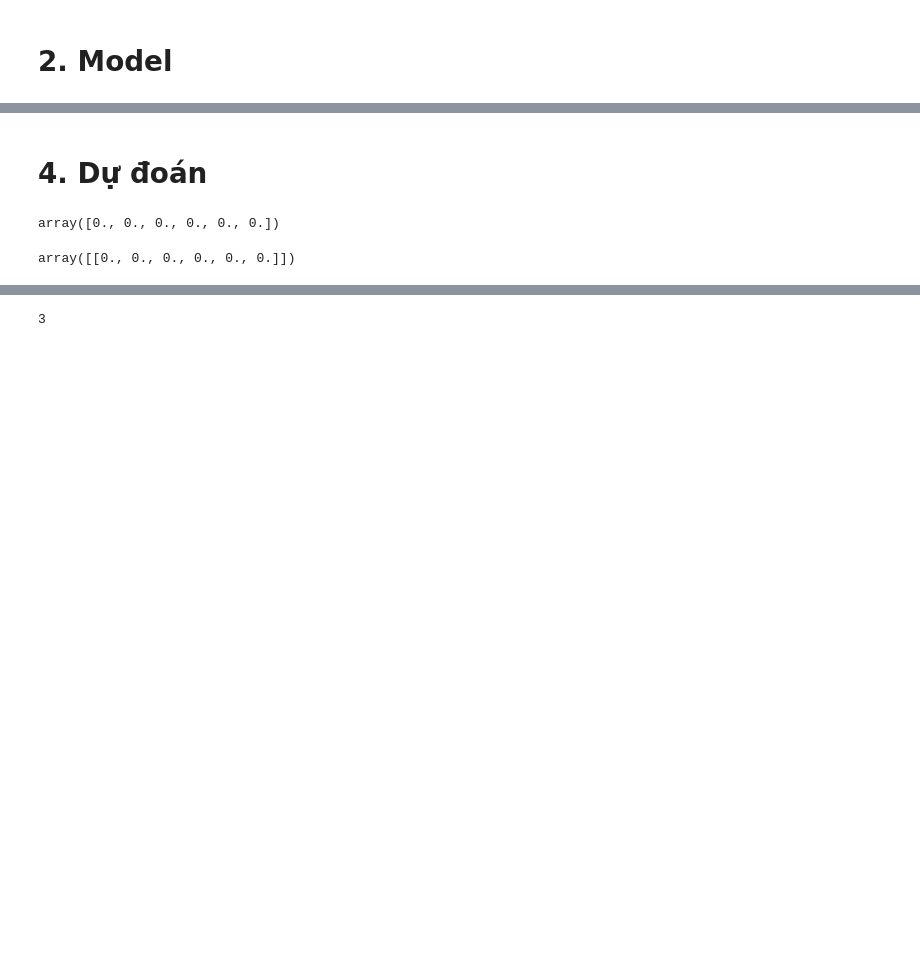
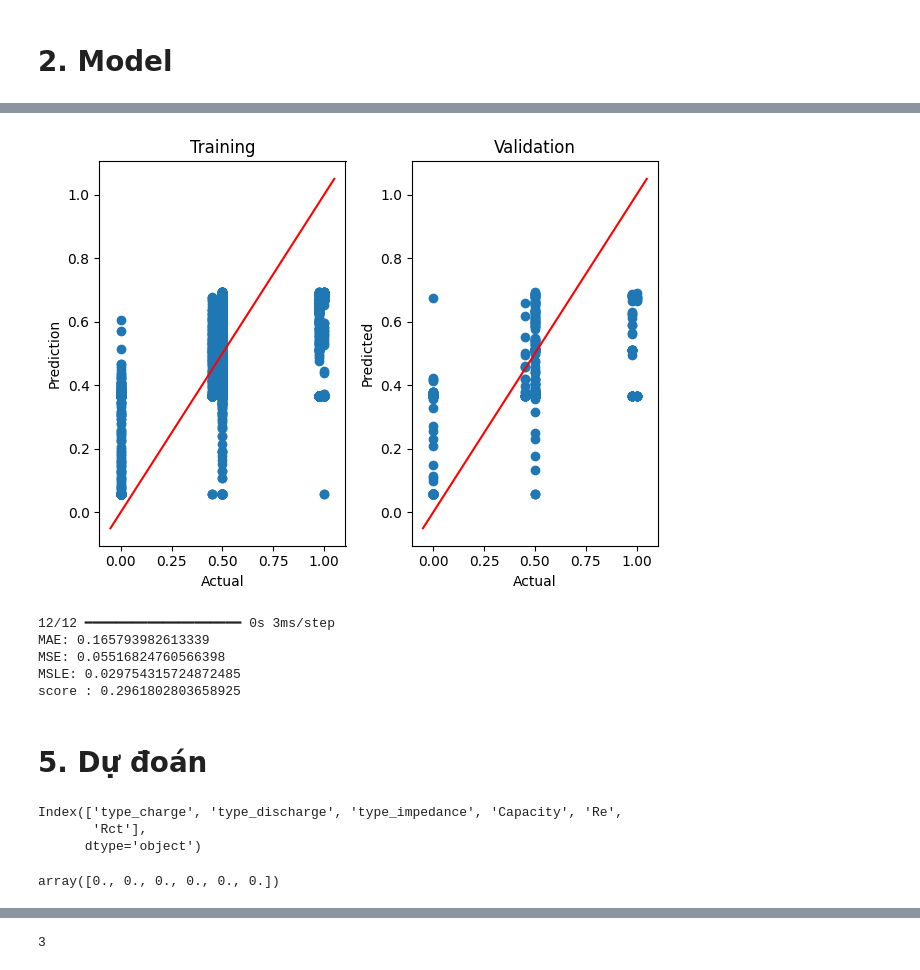
Before and after one commit to ldc-369/electric-vehicle-battery-life-prediction, a Jupyter notebook: train_model.ipynb, the cells around one changed output, grey strips where cells are left out. Drawn from its saved outputs; the diff is of its cells as text; code cells hidden in the pictures; blank space fills up the shorter version.

```diff
--- a/train_model.ipynb
+++ b/train_model.ipynb
@@ -423,0 +372,29 @@ Mean Squared Error on test set: [0.059276897460222244, 0.16583874821662903]
+# %%
+# Specify the dimensions
+fig, axes = plt.subplots(1,2)
+
+# This makes the individual subplots
+# Training Results
+axes[0].scatter(x=Y_train, y=model.predict(X_train))
+axes[0].set_xlabel('Actual', fontsize=10)
+axes[0].set_ylabel('Prediction', fontsize=10)
+axes[0].set_title('Training')
+
+# Add 45 deg line
+x = np.linspace(*axes[0].get_xlim())
+axes[0].plot(x, x, color='red')
+
+# Validation Results
+axes[1].scatter(x=Y_val, y=model.predict(X_val))
+axes[1].set_xlabel('Actual', fontsize=10)
+axes[1].set_ylabel('Predicted', fontsize=10)
+axes[1].set_title('Validation')
+
+# add 45 deg line
+x = np.linspace(*axes[1].get_xlim())
+axes[1].plot(x, x, color='red')
+
+# Tight layout
+fig.tight_layout()
+plt.show()
+# %% [output]
@@ -424,3 +403,24 @@ Mean Squared Error on test set: [0.059276897460222244, 0.16583874821662903]
+[figure, added]
+# %%
+# đánh giá model trên tập test
+Y_test_pred = model.predict(X_test)
+
+print("MAE:", mean_absolute_error(Y_test, Y_test_pred))
+print("MSE:", mean_squared_error(Y_test, Y_test_pred))
+print("MSLE:", mean_squared_log_error(Y_test, Y_test_pred))
+print("score :", r2_score(Y_test, Y_test_pred))
+# %% [output]
+12/12 ━━━━━━━━━━━━━━━━━━━━ 0s 3ms/step
+MAE: 0.165793982613339
+MSE: 0.05516824760566398
+MSLE: 0.029754315724872485
+score : 0.2961802803658925
 # %% [markdown]
-# **4. Dự đoán**
+# **5. Dự đoán**
+# %%
+X.columns
+# %% [output]
+Index(['type_charge', 'type_discharge', 'type_impedance', 'Capacity', 'Re',
+       'Rct'],
+      dtype='object')
 # %%
@@ -429,6 +428,2 @@ input_vector  # vector 1D
 # %% [output]
 array([0., 0., 0., 0., 0., 0.])
-# %%
-np.zeros(len(F.columns)).reshape(1, len(F.columns))
-# %% [output]
-array([[0., 0., 0., 0., 0., 0.]])
```
Also changed, not shown: parts of 80 cells of this notebook, 11 other files.
